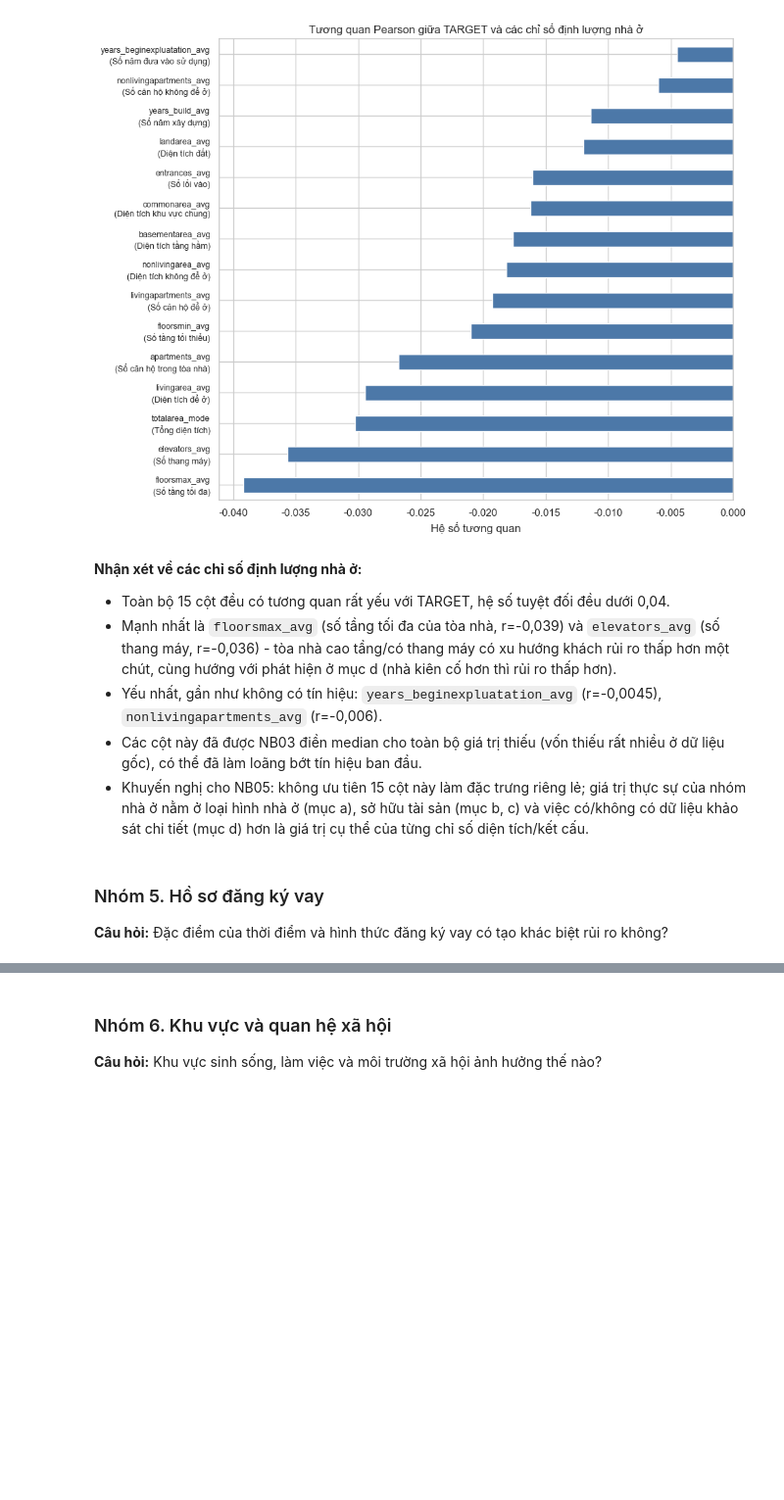
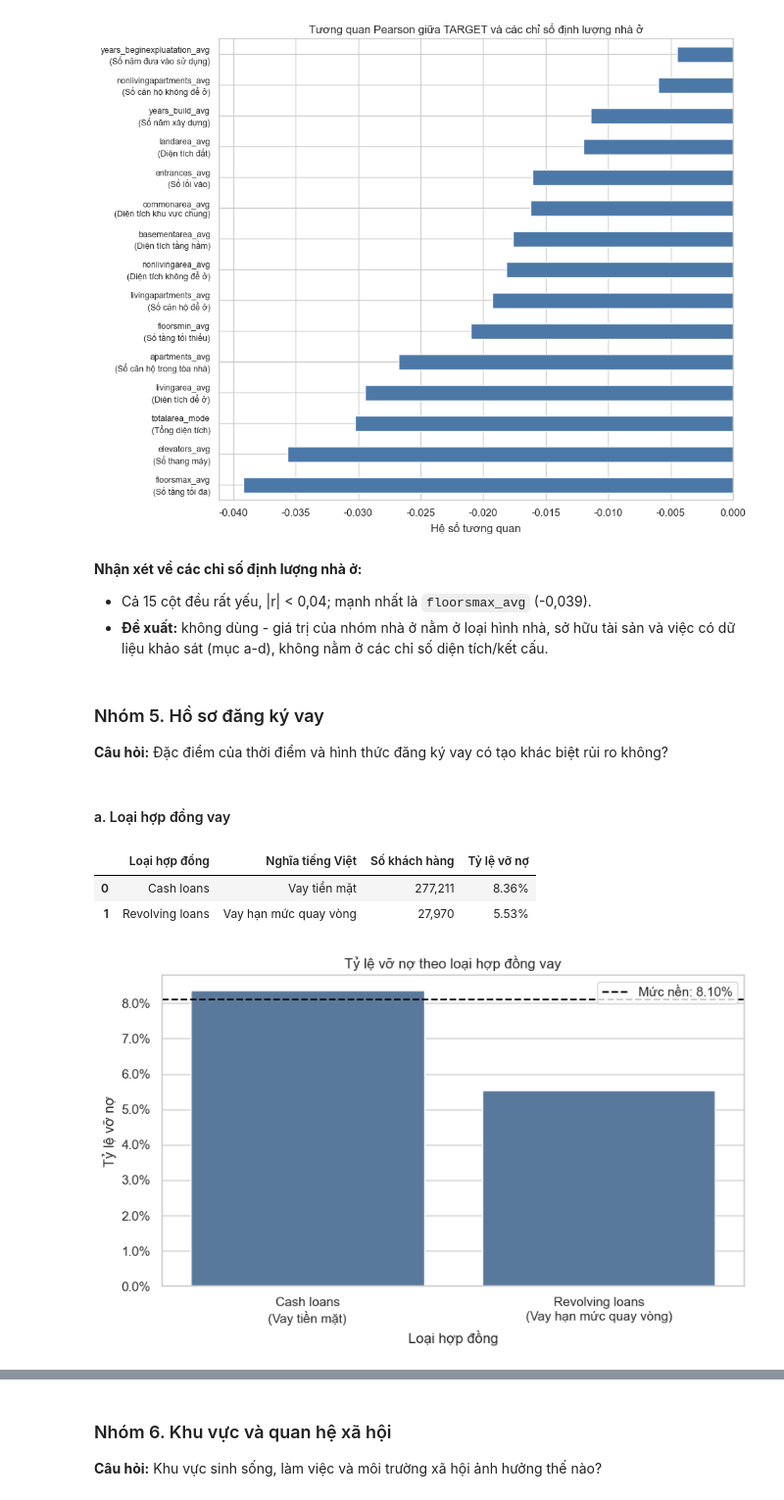
Before and after one commit to thanhhung9720001-collab/credit-risk-classifier, a Jupyter notebook: notebooks/04_eda_visualization.ipynb, the cells around one changed output, grey strips where cells are left out. Shown at 98% size. Drawn from its saved outputs; the diff is of its cells as text; code cells hidden in the pictures; blank space fills up the shorter version.

```diff
--- a/notebooks/04_eda_visualization.ipynb
+++ b/notebooks/04_eda_visualization.ipynb
@@ -1756,11 +1754,48 @@ plt.show()
 [figure]
 # %% [markdown]
 **Nhận xét về các chỉ số định lượng nhà ở:**
-- Toàn bộ 15 cột đều có tương quan rất yếu với TARGET, hệ số tuyệt đối đều dưới 0,04.
-- Mạnh nhất là `floorsmax_avg` (số tầng tối đa của tòa nhà, r=-0,039) và `elevators_avg` (số thang máy, r=-0,036) - tòa nhà cao tầng/có thang máy có xu hướng khách rủi ro thấp hơn một chút, cùng hướng với phát hiện ở mục d (nhà kiên cố hơn thì rủi ro thấp hơn).
-- Yếu nhất, gần như không có tín hiệu: `years_beginexpluatation_avg` (r=-0,0045), `nonlivingapartments_avg` (r=-0,006).
-- Các cột này đã được NB03 điền median cho toàn bộ giá trị thiếu (vốn thiếu rất nhiều ở dữ liệu gốc), có thể đã làm loãng bớt tín hiệu ban đầu.
-- Khuyến nghị cho NB05: không ưu tiên 15 cột này làm đặc trưng riêng lẻ; giá trị thực sự của nhóm nhà ở nằm ở loại hình nhà ở (mục a), sở hữu tài sản (mục b, c) và việc có/không có dữ liệu khảo sát chi tiết (mục d) hơn là giá trị cụ thể của từng chỉ số diện tích/kết cấu.
+
+- Cả 15 cột đều rất yếu, |r| < 0,04; mạnh nhất là `floorsmax_avg` (-0,039).
+- **Đề xuất:** không dùng - giá trị của nhóm nhà ở nằm ở loại hình nhà, sở hữu tài sản và việc có dữ liệu khảo sát (mục a-d), không nằm ở các chỉ số diện tích/kết cấu.
 # %% [markdown]
 ### Nhóm 5. Hồ sơ đăng ký vay
 **Câu hỏi:** Đặc điểm của thời điểm và hình thức đăng ký vay có tạo khác biệt rủi ro không?
+# %% [markdown]
+#### a. Loại hợp đồng vay
+# %%
+# Tóm tắt số khách hàng và tỷ lệ nợ xấu theo loại hợp đồng vay.
+nghia_hop_dong = {
+    'Cash loans': 'Vay tiền mặt',
+    'Revolving loans': 'Vay hạn mức quay vòng',
+}
+
+tom_tat_hop_dong = df.groupby('name_contract_type')['target'].agg(so_khach_hang='size', ty_le_vo_no='mean').reset_index()
+tom_tat_hop_dong['nghia_tieng_viet'] = tom_tat_hop_dong['name_contract_type'].map(nghia_hop_dong)
+
+display(
+    tom_tat_hop_dong[['name_contract_type', 'nghia_tieng_viet', 'so_khach_hang', 'ty_le_vo_no']]
+    .rename(columns={'name_contract_type': 'Loại hợp đồng', 'nghia_tieng_viet': 'Nghĩa tiếng Việt',
+                     'so_khach_hang': 'Số khách hàng', 'ty_le_vo_no': 'Tỷ lệ vỡ nợ'})
+    .style.format({'Số khách hàng': '{:,.0f}', 'Tỷ lệ vỡ nợ': '{:.2%}'})
+)
+# %% [output]
+|  | Loại hợp đồng | Nghĩa tiếng Việt | Số khách hàng | Tỷ lệ vỡ nợ |
+| 0 | Cash loans | Vay tiền mặt | 277,211 | 8.36% |
+| 1 | Revolving loans | Vay hạn mức quay vòng | 27,970 | 5.53% |
+# %%
+nhan_hop_dong = {ten: f"{ten}\n({nghia})" for ten, nghia in nghia_hop_dong.items()}
+du_lieu_hop_dong = tom_tat_hop_dong.sort_values('ty_le_vo_no', ascending=False).copy()
+du_lieu_hop_dong['nhan_hien_thi'] = du_lieu_hop_dong['name_contract_type'].map(nhan_hop_dong)
+
+plt.figure(figsize=(8, 5))
+ax = sns.barplot(data=du_lieu_hop_dong, x='nhan_hien_thi', y='ty_le_vo_no', color='#4E79A7')
+ax.axhline(ty_le_no_xau_nen, color='black', linestyle='--', label=f'Mức nền: {ty_le_no_xau_nen:.2%}')
+ax.set_title('Tỷ lệ vỡ nợ theo loại hợp đồng vay')
+ax.set_xlabel('Loại hợp đồng')
+ax.set_ylabel('Tỷ lệ vỡ nợ')
+ax.yaxis.set_major_formatter(ticker.PercentFormatter(1))
+ax.legend()
+plt.tight_layout()
+plt.show()
+# %% [output]
+[figure, added]
```
Also changed, not shown: parts of 34 cells of this notebook.
